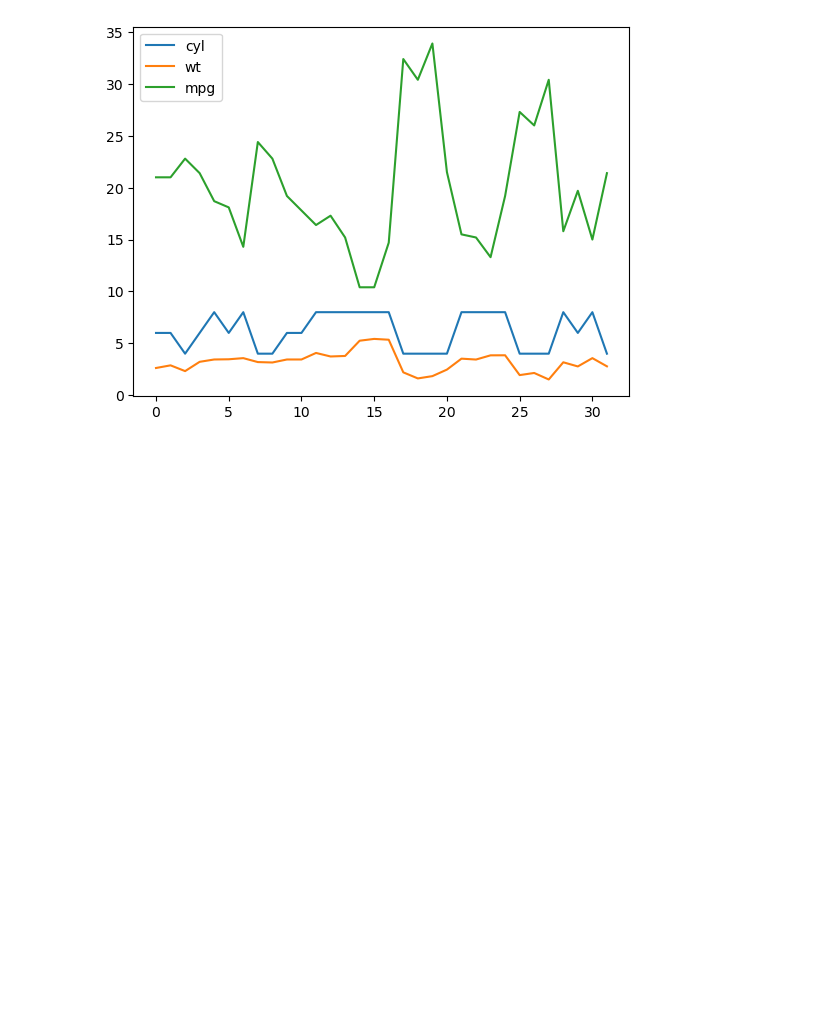
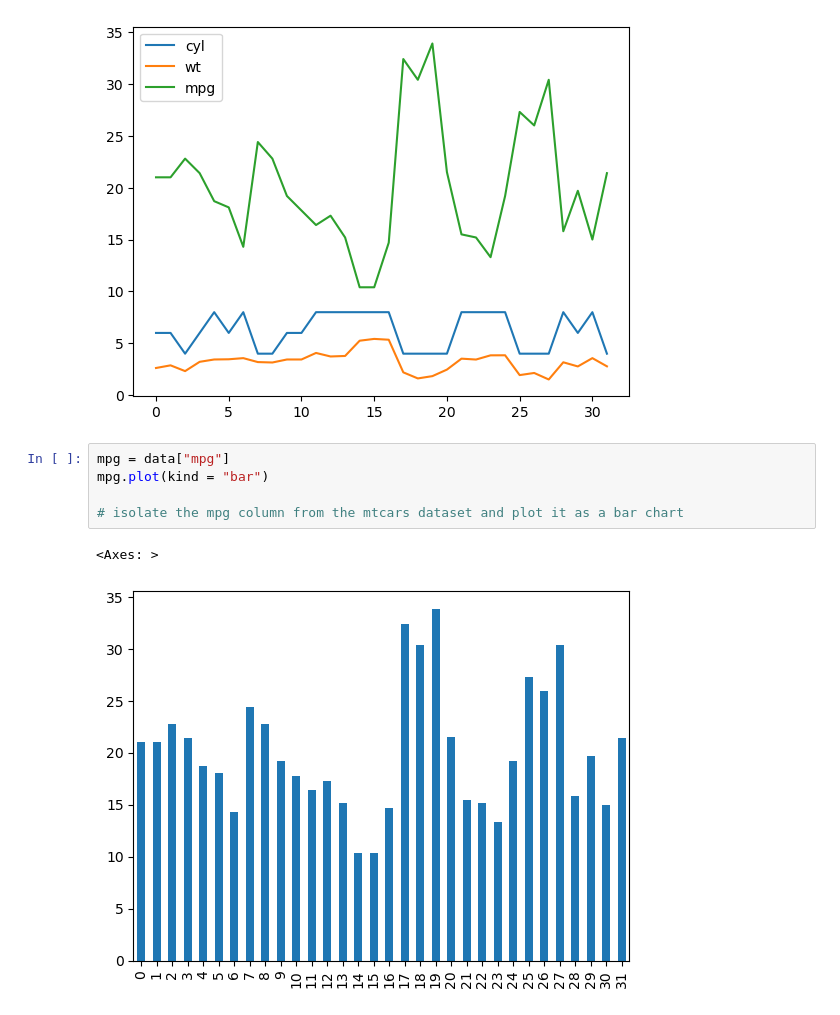
Before and after one commit to PatThompson1306/exercises, a Jupyter notebook: linkedin_7_visualisations_mtcars.ipynb, the cells around one changed output. Saved outputs shown, nothing was run; the diff lists cells and outputs as text; blank space fills up the shorter version.

Commit message:
Visualisation

```diff
--- a/linkedin_7_visualisations_mtcars.ipynb
+++ b/linkedin_7_visualisations_mtcars.ipynb
@@ -27,3 +27,11 @@ plot_one.plot()
 # %% [output]
 <Axes: >
 [figure]
+# %%
+mpg = data["mpg"]
+mpg.plot(kind = "bar")
+
+# isolate the mpg column from the mtcars dataset and plot it as a bar chart
+# %% [output]
+<Axes: >
+[figure, added]
```
Also changed, not shown: parts of 1 cell of this notebook, 1 other file.
